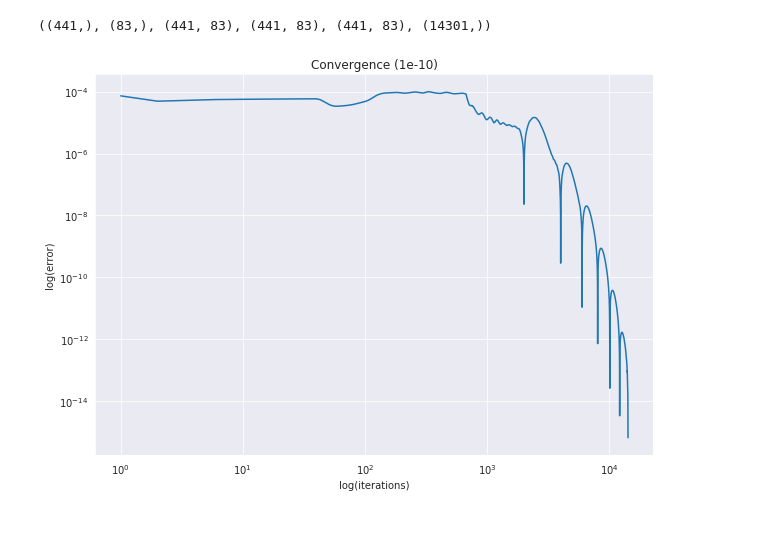
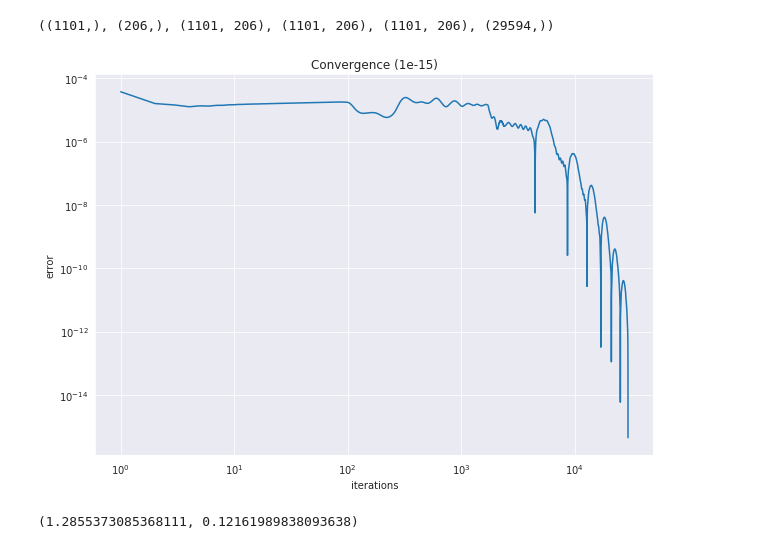
Before and after one commit to Kalyan0821/Lattice-Boltzmann-Method, a Jupyter notebook: Circular Cylinder/plots.ipynb, the cells around one changed output. Cells and saved outputs as stored; diff of their text form; code cells hidden in the pictures.

```diff
--- a/Circular Cylinder/plots.ipynb
+++ b/Circular Cylinder/plots.ipynb
@@ -13,18 +13,33 @@ errors = np.loadtxt("./output/errors.txt")
 nx = len(x)
 ny = len(y)
 
+solid = np.loadtxt("./output/solid_points.txt")
+xs = solid[:, 0]
+ys = solid[:, 1]
+
+internal = np.loadtxt("./output/internal_points.txt")
+xi = internal[:, 0]
+yi = internal[:, 1]
+
+L = 2.2
+H = 0.41
+
+dx = 1/500
+i0 = 100
+j0 = 100
+
 x.shape, y.shape, u.shape, v.shape, rho.shape, errors.shape
 # %% [output]
-((441,), (83,), (441, 83), (441, 83), (441, 83), (14301,))
+((1101,), (206,), (1101, 206), (1101, 206), (1101, 206), (29594,))
 # %%
 plt.figure(figsize=(10, 7))
 sns.lineplot(range(1, len(errors)+1), errors)
 plt.xscale("log")
 plt.yscale("log")
-plt.xlabel("log(iterations)")
-plt.ylabel("log(error)")
-plt.title("Convergence (1e-10)")
+plt.xlabel("iterations")
+plt.ylabel("error")
+plt.title("Convergence (1e-15)")
 
 plt.show()
 # %% [output]
-[figure, old version]
+[figure, new version]
@@ -33,0 +46,4 @@ H = 0.41
+# %%
+np.mean(rho), np.std(rho)
+# %% [output]
+(1.2855373085368111, 0.12161989838093638)
```
Also changed, not shown: parts of 9 cells of this notebook, 8 other files.
